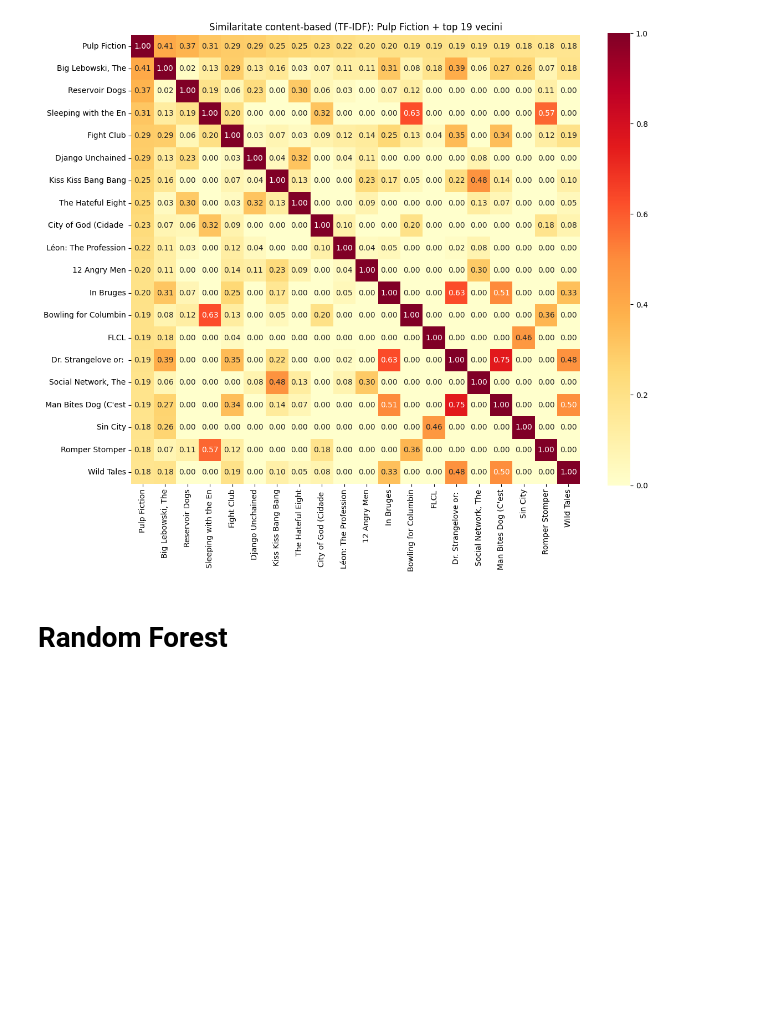
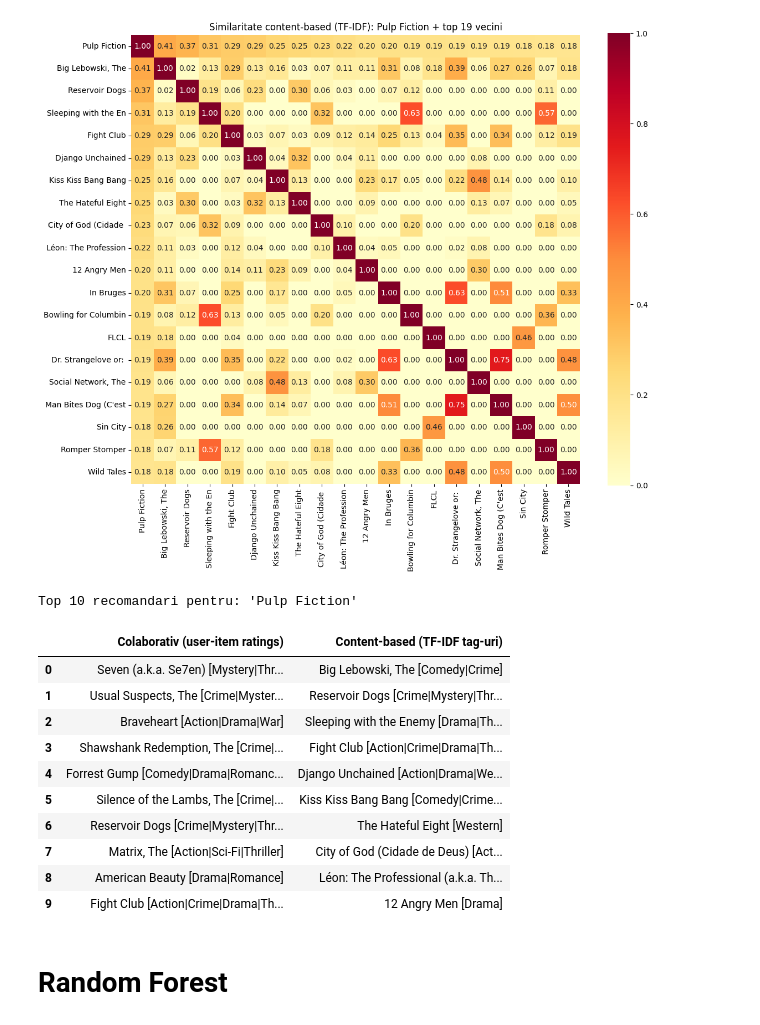
Before and after one commit to Alexandorel/ML-Product-Recommendation, a Jupyter notebook: src/python.ipynb, the cells around one changed output. Saved outputs shown, nothing was run; the diff lists cells and outputs as text; code cells hidden in the pictures; blank space fills up the shorter version.

Commit message:
comparatie side-by-side colaborativ vs. content-based

```diff
--- a/src/python.ipynb
+++ b/src/python.ipynb
@@ -826,6 +826,37 @@ plt.tight_layout()
 plt.show()
 # %% [output]
 [figure]
+# %%
+# Comparatie side-by-side: k-NN colaborativ item-based vs. content-based TF-IDF
+compare_id = test_movie_id
+compare_title = movies[movies['movieId'] == compare_id]['title'].values[0]
+
+if compare_id not in user_movie_matrix.index:
+    print(f"'{compare_title}' (movieId={compare_id}) nu e in training-ul colaborativ")
+else:
+    collab_recs = recommend_similar_movies(compare_id, n=10).reset_index(drop=True)
+    content_recs = recommend_by_tags(compare_id, n=10)[['title', 'genres']].reset_index(drop=True)
+
+    compare_df = pd.DataFrame({
+        'Colaborativ (user-item ratings)': collab_recs['title'] + '  [' + collab_recs['genres'] + ']',
+        'Content-based (TF-IDF tag-uri)':  content_recs['title'] + '  [' + content_recs['genres'] + ']'
+    })
+
+    print(f"Top 10 recomandari pentru: '{compare_title}'\n")
+    display(compare_df)
+# %% [output]
+Top 10 recomandari pentru: 'Pulp Fiction'
+|  | Colaborativ (user-item ratings) | Content-based (TF-IDF tag-uri) |
+| 0 | Seven (a.k.a. Se7en) [Mystery|Thr... | Big Lebowski, The [Comedy|Crime] |
+| 1 | Usual Suspects, The [Crime|Myster... | Reservoir Dogs [Crime|Mystery|Thr... |
+| 2 | Braveheart [Action|Drama|War] | Sleeping with the Enemy [Drama|Th... |
+| 3 | Shawshank Redemption, The [Crime|... | Fight Club [Action|Crime|Drama|Th... |
+| 4 | Forrest Gump [Comedy|Drama|Romanc... | Django Unchained [Action|Drama|We... |
+| 5 | Silence of the Lambs, The [Crime|... | Kiss Kiss Bang Bang [Comedy|Crime... |
+| 6 | Reservoir Dogs [Crime|Mystery|Thr... | The Hateful Eight [Western] |
+| 7 | Matrix, The [Action|Sci-Fi|Thriller] | City of God (Cidade de Deus) [Act... |
+| 8 | American Beauty [Drama|Romance] | Léon: The Professional (a.k.a. Th... |
+| 9 | Fight Club [Action|Crime|Drama|Th... | 12 Angry Men [Drama] |
 # %% [markdown]
 # Random Forest
 # %% [markdown]
```
